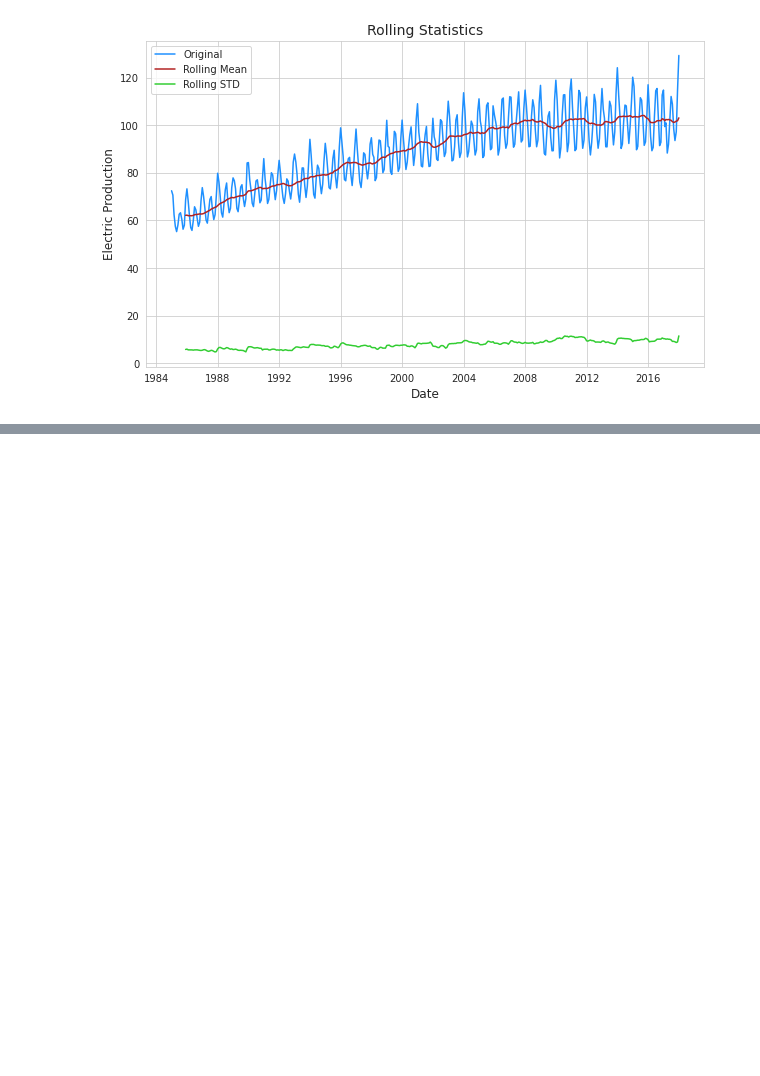
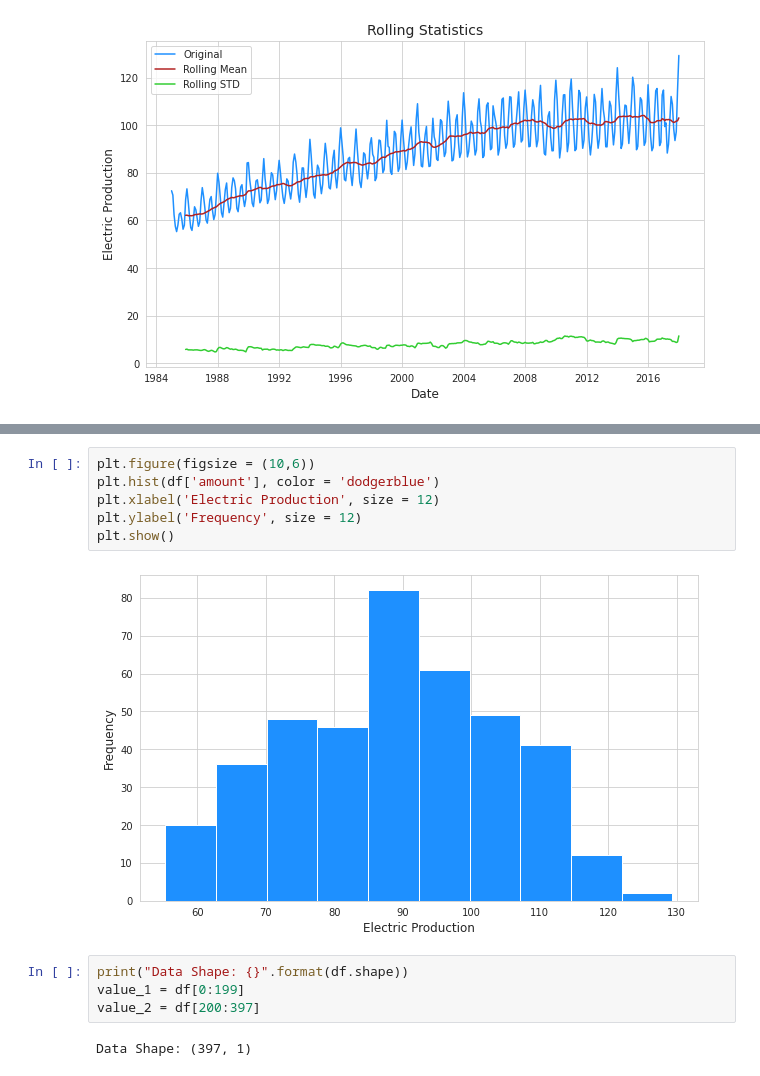
Before and after one commit to TonyGlimm/Electricity-Production-Forecasting, a Jupyter notebook: Electricity_Production_Forecasting.ipynb, the cells around one changed output, grey strips where cells are left out. Cells and saved outputs as stored; diff of their text form; blank space fills up the shorter version.

```diff
--- a/Electricity_Production_Forecasting.ipynb
+++ b/Electricity_Production_Forecasting.ipynb
@@ -57,0 +93,14 @@ plt.show()
+# %%
+plt.figure(figsize = (10,6))
+plt.hist(df['amount'], color = 'dodgerblue')
+plt.xlabel('Electric Production', size = 12)
+plt.ylabel('Frequency', size = 12)
+plt.show()
+# %% [output]
+[figure, added]
+# %%
+print("Data Shape: {}".format(df.shape))
+value_1 = df[0:199]
+value_2 = df[200:397]
+# %% [output]
+Data Shape: (397, 1)
```
Also changed, not shown: parts of 31 cells of this notebook.
